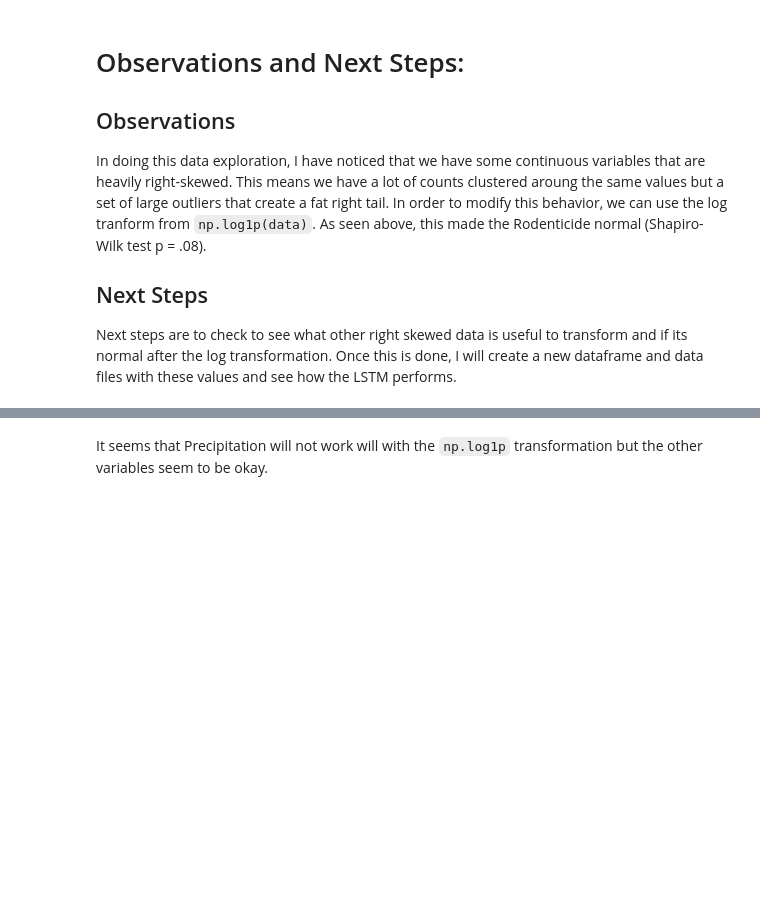
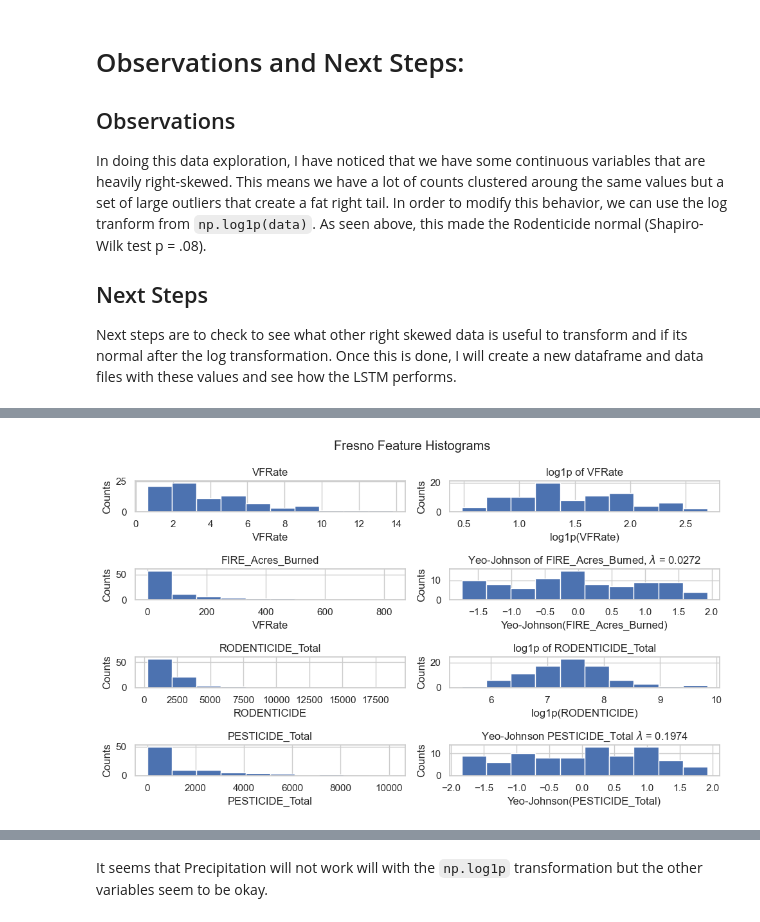
Before and after one commit to dillonallen92/ValleyFeverAnalysis_Cleaned, a Jupyter notebook: src/notebooks/data_investigation.ipynb, the cells around one changed output, grey strips where cells are left out. Saved outputs shown, nothing was run; the diff lists cells and outputs as text; code cells hidden in the pictures; blank space fills up the shorter version.

```diff
--- a/src/notebooks/data_investigation.ipynb
+++ b/src/notebooks/data_investigation.ipynb
@@ -271,0 +343,58 @@ log transform DSCI normality pval: 1.7143598950172835e-11
+# %%
+pt2 = PowerTransformer(method='yeo-johnson', standardize=True)
+newdata = pt2.fit_transform(df["FIRE_Acres_Burned"].values.reshape(-1,1))
+
+plt.figure(figsize=(10,6))
+plt.subplot(4,2,1)
+plt.hist(df["VFRate"])
+plt.title("VFRate")
+plt.xlabel("VFRate")
+plt.ylabel("Counts")
+
+plt.subplot(4,2,2)
+plt.hist(np.log1p(df["VFRate"]))
+plt.title("log1p of VFRate")
+plt.xlabel("log1p(VFRate)")
+plt.ylabel("Counts")
+
+plt.subplot(4,2,3)
+plt.hist(df["FIRE_Acres_Burned"])
+plt.title("FIRE_Acres_Burned")
+plt.xlabel("VFRate")
+plt.ylabel("Counts")
+
+plt.subplot(4,2,4)
+plt.hist(newdata.flatten())
+plt.title(f"Yeo-Johnson of FIRE_Acres_Burned, $\lambda$ = {pt2.lambdas_[0]:.4f}")
+plt.xlabel("Yeo-Johnson(FIRE_Acres_Burned)")
+plt.ylabel("Counts")
+
+plt.subplot(4,2,5)
+plt.hist(df["RODENTICIDE_Total"])
+plt.title("RODENTICIDE_Total")
+plt.xlabel("RODENTICIDE")
+plt.ylabel("Counts")
+
+plt.subplot(4,2,6)
+plt.hist(np.log1p(df["RODENTICIDE_Total"]))
+plt.title("log1p of RODENTICIDE_Total")
+plt.xlabel("log1p(RODENTICIDE)")
+plt.ylabel("Counts")
+
+plt.subplot(4,2,7)
+plt.hist(df["PESTICIDE_Total"])
+plt.title("PESTICIDE_Total")
+plt.xlabel("PESTICIDE_Total")
+plt.ylabel("Counts")
+
+plt.subplot(4,2,8)
+plt.hist(vals.flatten())
+plt.title(f"Yeo-Johnson PESTICIDE_Total $\lambda$ = {pt.lambdas_[0]:.4f}")
+plt.xlabel("Yeo-Johnson(PESTICIDE_Total)")
+plt.ylabel("Counts")
+
+
+plt.suptitle("Fresno Feature Histograms")
+plt.tight_layout()
+# %% [output]
+[figure, added]
```
Also changed, not shown: parts of 22 cells of this notebook, 7 other files.
